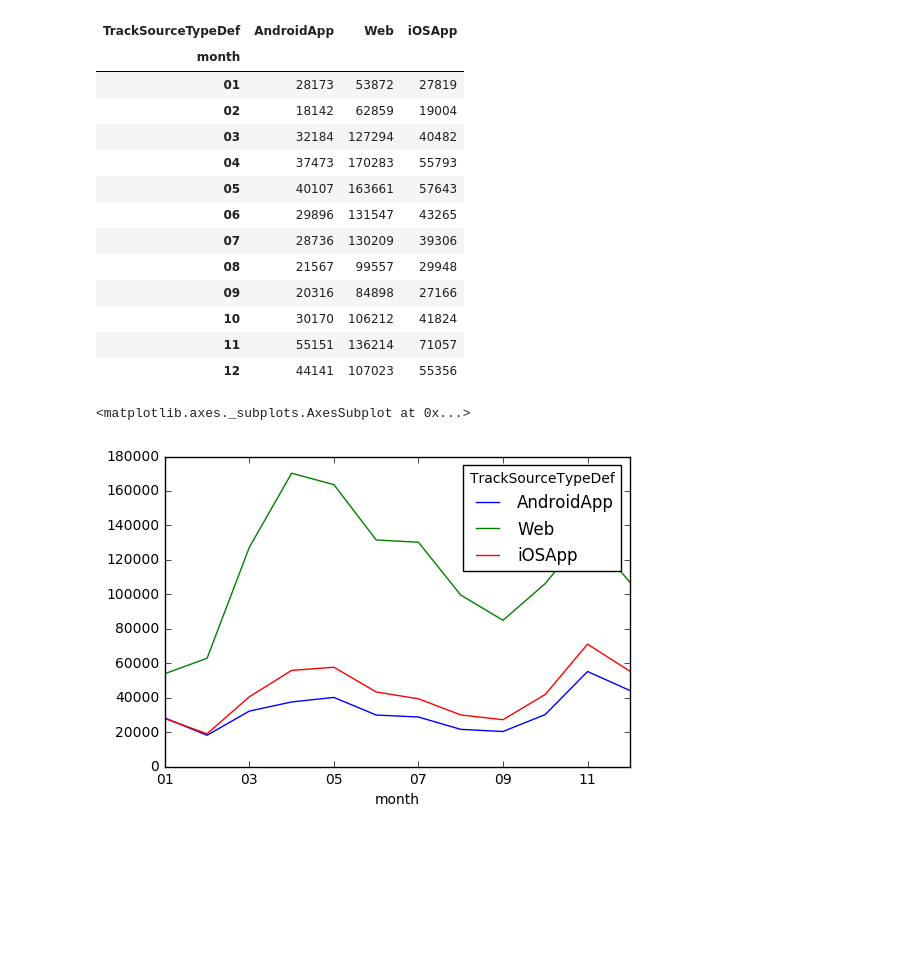
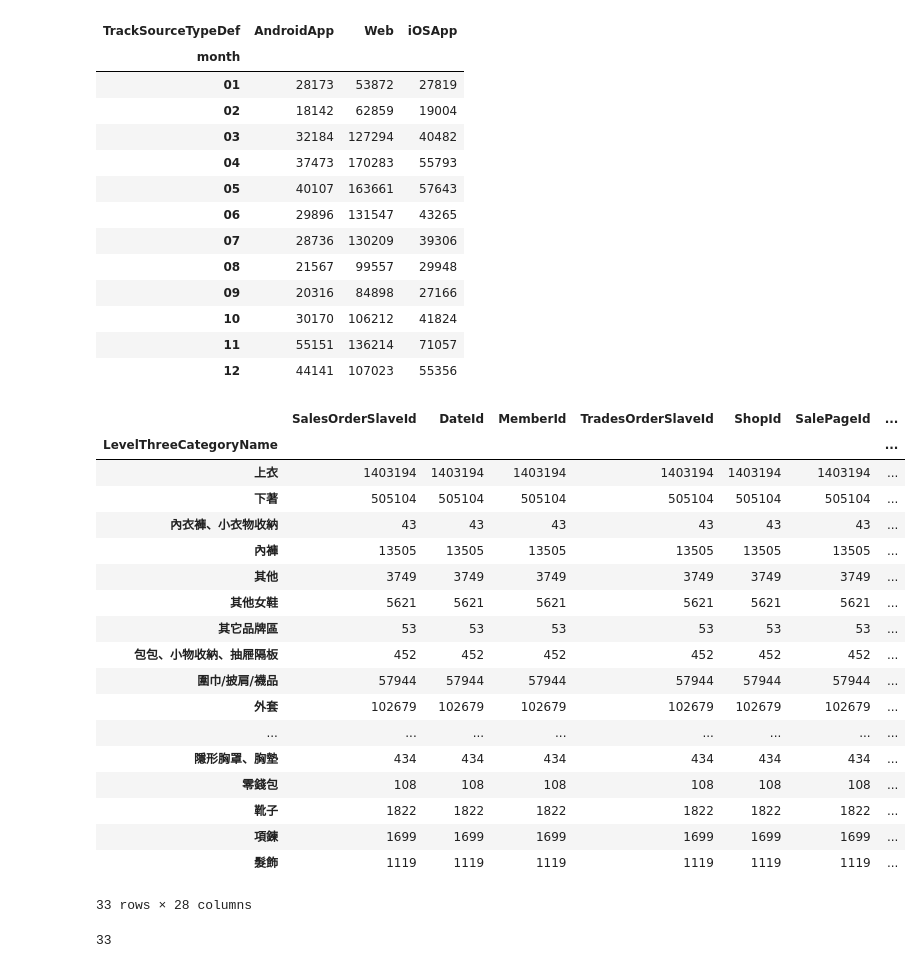
Before and after one commit to chenshowa/Showa_CsxPython, a Jupyter notebook: week_3/course_3_VIsualization_hw.ipynb, the cells around one changed output. Cells and saved outputs as stored; diff of their text form; code cells hidden in the pictures; blank space fills up the shorter version.

```diff
--- a/week_3/course_3_VIsualization_hw.ipynb
+++ b/week_3/course_3_VIsualization_hw.ipynb
@@ -90,10 +108,32 @@ df.groupby(['month', 'TrackSourceTypeDef']).size().unstack()
 | 10 | 30170 | 106212 | 41824 |
 | 11 | 55151 | 136214 | 71057 |
 | 12 | 44141 | 107023 | 55356 |
+# %%
+df.groupby(['LevelThreeCategoryName']).count()
+# %% [output]
+|  | ﻿SalesOrderSlaveId | DateId | MemberId | TradesOrderSlaveId | ShopId | SalePageId | ... |
+| LevelThreeCategoryName |  |  |  |  |  |  | ... |
+| 上衣 | 1403194 | 1403194 | 1403194 | 1403194 | 1403194 | 1403194 | ... |
+| 下著 | 505104 | 505104 | 505104 | 505104 | 505104 | 505104 | ... |
+| 內衣褲、小衣物收納 | 43 | 43 | 43 | 43 | 43 | 43 | ... |
+| 內褲 | 13505 | 13505 | 13505 | 13505 | 13505 | 13505 | ... |
+| 其他 | 3749 | 3749 | 3749 | 3749 | 3749 | 3749 | ... |
+| 其他女鞋 | 5621 | 5621 | 5621 | 5621 | 5621 | 5621 | ... |
+| 其它品牌區 | 53 | 53 | 53 | 53 | 53 | 53 | ... |
+| 包包、小物收納、抽屜隔板 | 452 | 452 | 452 | 452 | 452 | 452 | ... |
+| 圍巾/披肩/襪品 | 57944 | 57944 | 57944 | 57944 | 57944 | 57944 | ... |
+| 外套 | 102679 | 102679 | 102679 | 102679 | 102679 | 102679 | ... |
+| ... | ... | ... | ... | ... | ... | ... | ... |
+| 隱形胸罩、胸墊 | 434 | 434 | 434 | 434 | 434 | 434 | ... |
+| 零錢包 | 108 | 108 | 108 | 108 | 108 | 108 | ... |
+| 靴子 | 1822 | 1822 | 1822 | 1822 | 1822 | 1822 | ... |
+| 項鍊 | 1699 | 1699 | 1699 | 1699 | 1699 | 1699 | ... |
+| 髮飾 | 1119 | 1119 | 1119 | 1119 | 1119 | 1119 | ... |
+33 rows × 28 columns
 # %%
-df.groupby(['month', 'TrackSourceTypeDef']).size().unstack().plot()
+df['month'] = df['new_DateId'].dt.strftime('%m')
+df.groupby(['month', 'TrackSourceTypeDef']).size().unstack().plot.bar()
-# %% [output]
-<matplotlib.axes._subplots.AxesSubplot at 0x...>
-[figure, removed]
 # %%
-df.groupby('YEARMONTH').CLIENTCODE.nunique()
+df.LevelThreeCategoryName.nunique()
+# %% [output]
+33
```
Also changed, not shown: parts of 7 cells of this notebook, 1 other file.
